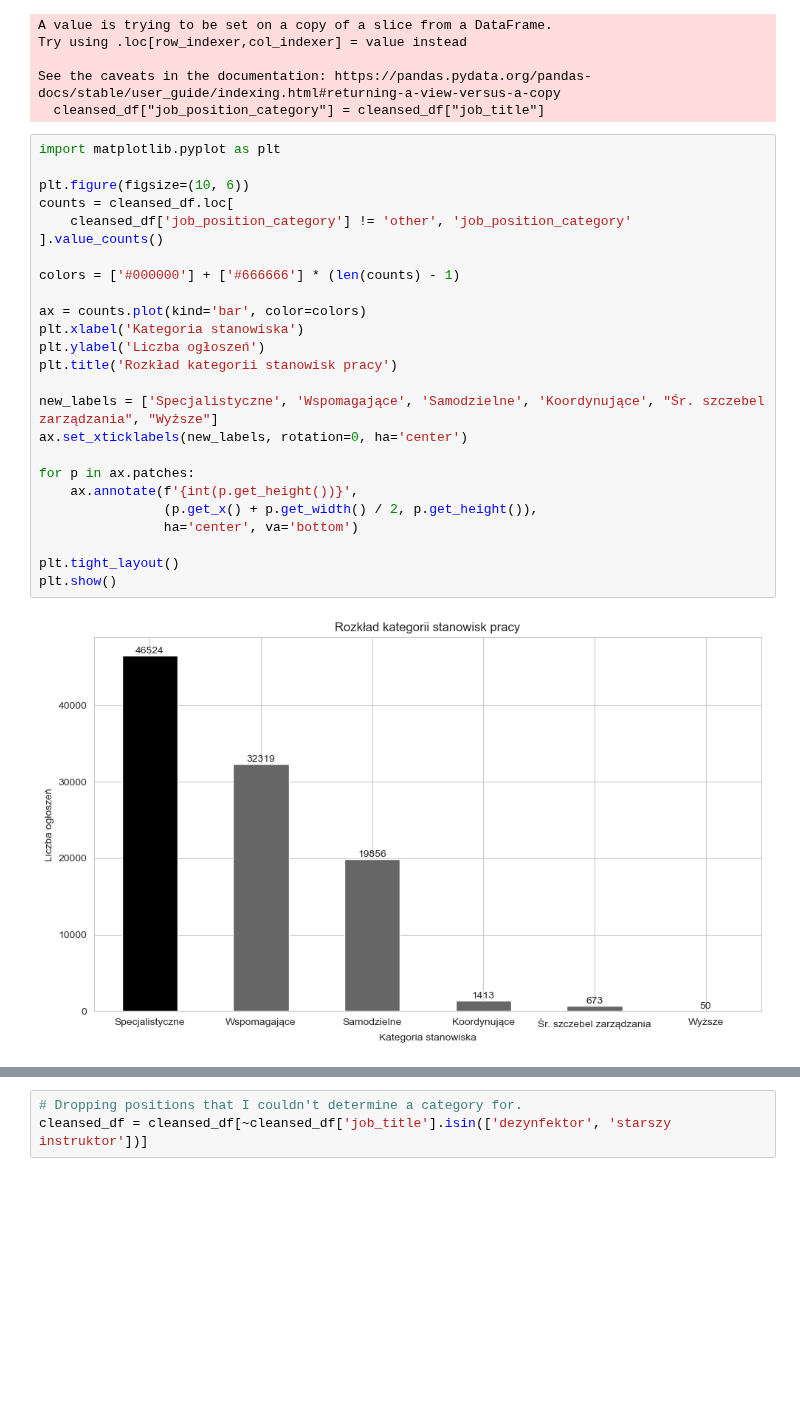
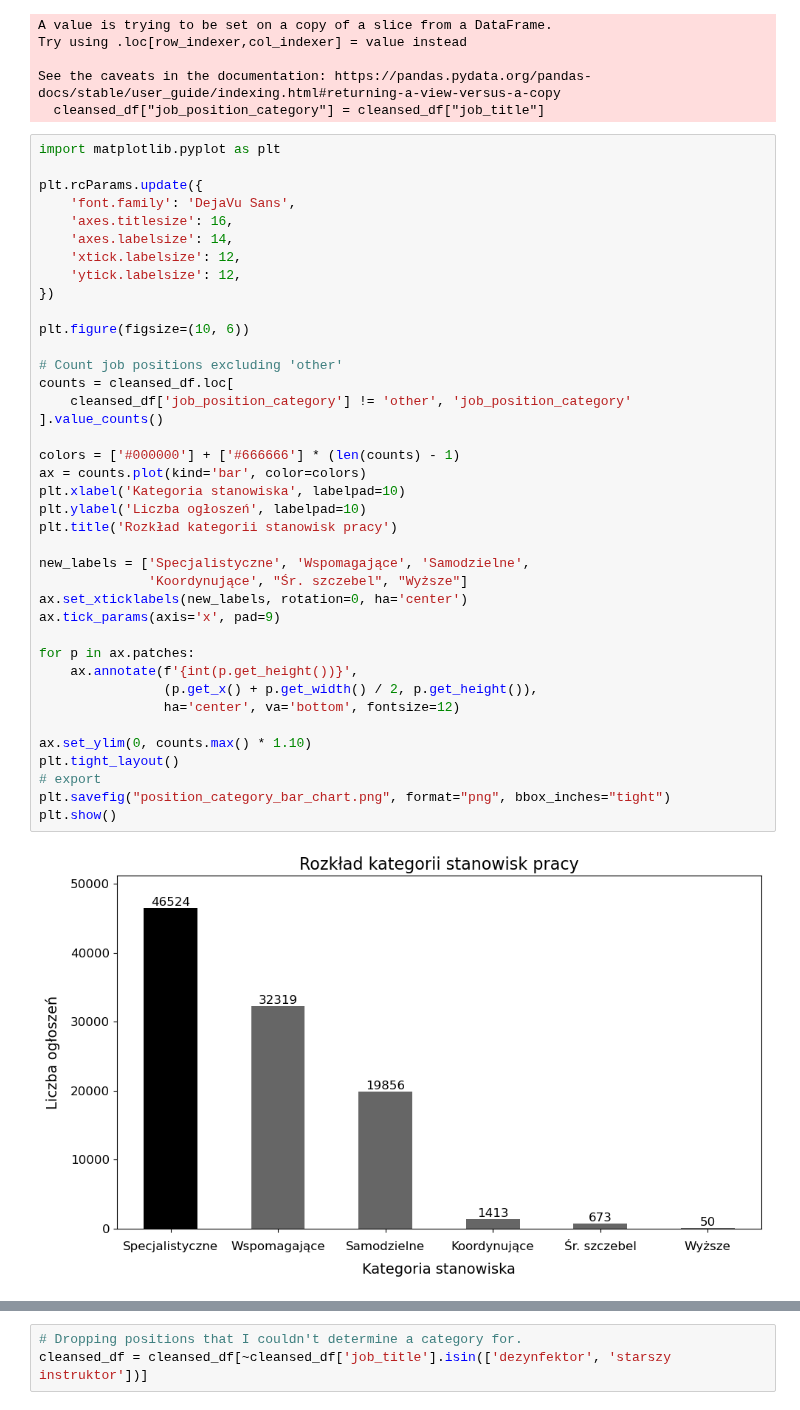
Before and after one commit to BERENZ/2024-mgr-sluzba-cywilna, a Jupyter notebook: Python/Code/Further_data_cleansing.ipynb, the cells around one changed output, grey strips where cells are left out. Cells and saved outputs as stored; diff of their text form; blank space fills up the shorter version.

```diff
--- a/Python/Code/Further_data_cleansing.ipynb
+++ b/Python/Code/Further_data_cleansing.ipynb
@@ -180,28 +180,42 @@ See the caveats in the documentation: https://pandas.pydata.org/pandas-docs/stab
 # %%
 import matplotlib.pyplot as plt
 
+plt.rcParams.update({
+    'font.family': 'DejaVu Sans',
+    'axes.titlesize': 16,
+    'axes.labelsize': 14,
+    'xtick.labelsize': 12,
+    'ytick.labelsize': 12,
+})
+
 plt.figure(figsize=(10, 6))
+
+# Count job positions excluding 'other'
 counts = cleansed_df.loc[
     cleansed_df['job_position_category'] != 'other', 'job_position_category'
 ].value_counts()
 
 colors = ['#000000'] + ['#666666'] * (len(counts) - 1)
-
 ax = counts.plot(kind='bar', color=colors)
-plt.xlabel('Kategoria stanowiska')
-plt.ylabel('Liczba ogłoszeń')
+plt.xlabel('Kategoria stanowiska', labelpad=10)
+plt.ylabel('Liczba ogłoszeń', labelpad=10)
 plt.title('Rozkład kategorii stanowisk pracy')
 
-new_labels = ['Specjalistyczne', 'Wspomagające', 'Samodzielne', 'Koordynujące', "Śr. szczebel zarządzania", "Wyższe"]
+new_labels = ['Specjalistyczne', 'Wspomagające', 'Samodzielne',
+              'Koordynujące', "Śr. szczebel", "Wyższe"]
 ax.set_xticklabels(new_labels, rotation=0, ha='center')
+ax.tick_params(axis='x', pad=9)
 
 for p in ax.patches:
     ax.annotate(f'{int(p.get_height())}',
                 (p.get_x() + p.get_width() / 2, p.get_height()),
-                ha='center', va='bottom')
+                ha='center', va='bottom', fontsize=12)
 
+ax.set_ylim(0, counts.max() * 1.10)
 plt.tight_layout()
+# export
+plt.savefig("position_category_bar_chart.png", format="png", bbox_inches="tight")
 plt.show()
 # %% [output]
-[figure, old version]
+[figure, new version]
 # %%
```
Also changed, not shown: parts of 4 cells of this notebook.
